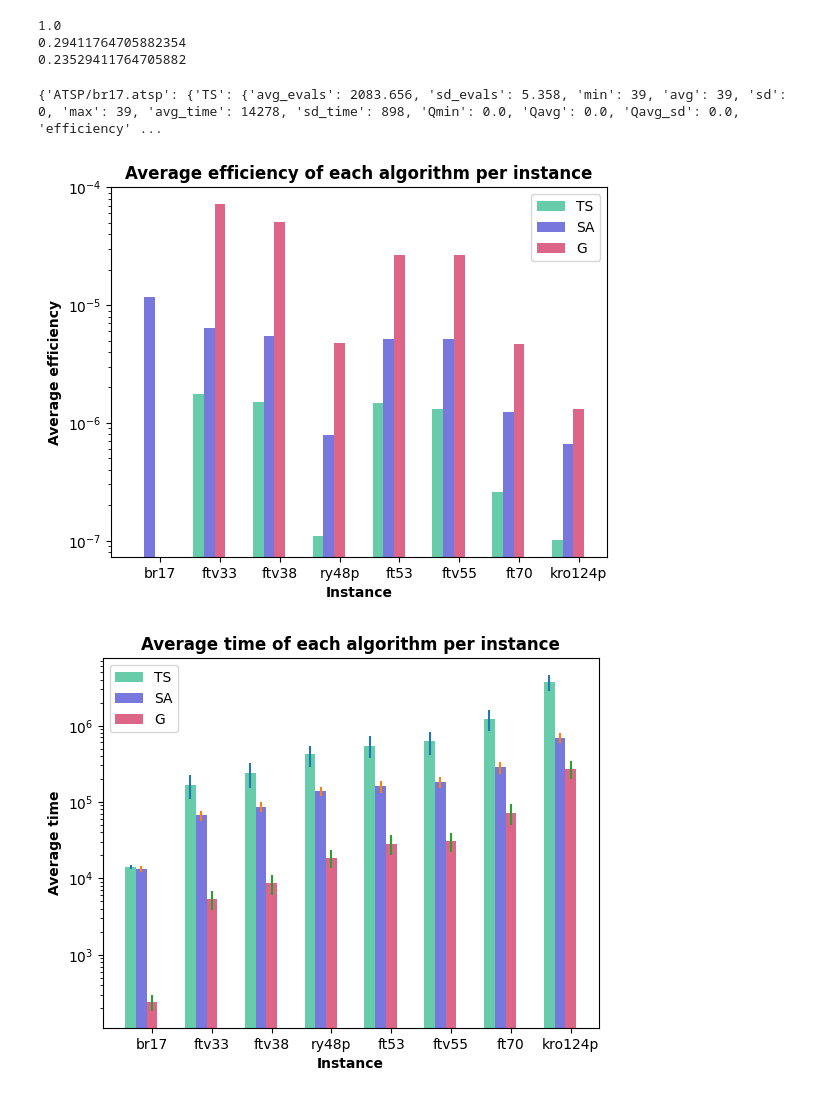
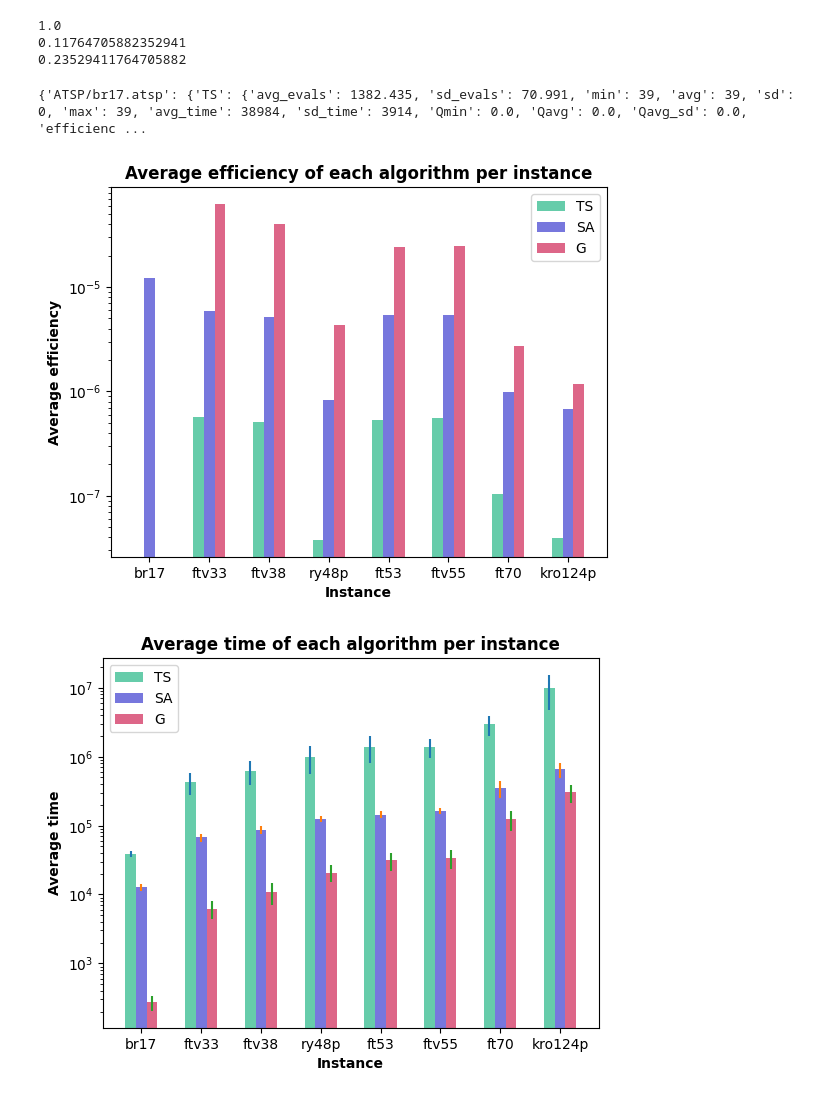
Before and after one commit to WojciechMajewski/BiologicallyInspired, a Jupyter notebook: plot_generation/main_plots_TSSA.ipynb, the cells around one changed output. Cells and saved outputs as stored; diff of their text form; code cells hidden in the pictures.

```diff
--- a/plot_generation/main_plots_TSSA.ipynb
+++ b/plot_generation/main_plots_TSSA.ipynb
@@ -4,7 +4,7 @@ import numpy as np
 import pandas as pd
 keys_ordered = ["ATSP/br17.atsp", "ATSP/ftv33.atsp", "ATSP/ftv38.atsp", "ATSP/ry48p.atsp", "ATSP/ft53.atsp", "ATSP/ftv55.atsp", "ATSP/ft70.atsp", "ATSP/kro124p.atsp"]
 
-f = open("../TSandSA_indepth_3.txt", "r")
+f = open("../TSandSA_indepth_4.txt", "r")
 text = f.read()
 
 optimas = {}
@@ -77,12 +77,12 @@ print(cycle_similarity(cases["ATSP/br17.atsp"]["TS"]["cycle"], cases["ATSP/br17.
 print(cycle_similarity(cases["ATSP/br17.atsp"]["SA"]["cycle"], cases["ATSP/br17.atsp"]["G"]["next_dict"]))
 # %% [output]
 1.0
-0.29411764705882354
+0.11764705882352941
 0.23529411764705882
 # %%
 print(cases)
 # %% [output]
-{'ATSP/br17.atsp': {'TS': {'avg_evals': 2083.656, 'sd_evals': 5.358, 'min': 39, 'avg': 39, 'sd': 0, 'max': 39, 'avg_time': 14278, 'sd_time': 898, 'Qmin': 0.0, 'Qavg': 0.0, 'Qavg_sd': 0.0, 'efficiency' ...
+{'ATSP/br17.atsp': {'TS': {'avg_evals': 1382.435, 'sd_evals': 70.991, 'min': 39, 'avg': 39, 'sd': 0, 'max': 39, 'avg_time': 38984, 'sd_time': 3914, 'Qmin': 0.0, 'Qavg': 0.0, 'Qavg_sd': 0.0, 'efficienc ...
 # %%
 dataset = {}
 for algorithm in list(cases[list(cases.keys())[0]].keys()):
@@ -105,45 +105,45 @@ for index, key in enumerate(list(dataset.keys())):
 plt.title("Average efficiency of each algorithm per instance", fontweight='bold')
 plt.xlabel('Instance', fontweight='bold')
 plt.ylabel('Average efficiency', fontweight='bold')
-plt.xticks([r + 2*barWidth for r in range(len(dataset["G"]))], ticks)
+plt.xticks([r + barWidth for r in range(len(dataset["G"]))], ticks)
 
 plt.legend()
 plt.savefig('efficTSSA.pdf')
 plt.show()
 # %% [output]
-[figure, old version]
+[figure, new version]
 # %%
 dataset = {}
 error = {}
 for algorithm in list(cases[list(cases.keys())[0]].keys()):
     dataset[algorithm] = [cases[case][algorithm]["avg_time"] for case in cases.keys()]
     error[algorithm] = [cases[case][algorithm]["sd_time"] for case in cases.keys()]
 
 ticks = [i[5:-5] for i in list(cases.keys())] ### instances
 
 barWidth = 0.18
 
 r_list = []
 r_list.append(np.arange(len(dataset["G"])))
 for i in range(len(dataset.keys()) - 1):
     r_list.append([x + barWidth for x in r_list[-1]])
 
 colors = ["#66ccaa", "#7777dd", "#dd6688", "#ddaa55", "#aa99dd"]
 
 for index, key in enumerate(list(dataset.keys())):
     plt.bar(r_list[index], dataset[key], log = True, color = colors[index], width=barWidth, label=key)
     plt.errorbar(r_list[index], dataset[key], error[key], linestyle='None')
 
 plt.title("Average time of each algorithm per instance", fontweight='bold')
 plt.xlabel('Instance', fontweight='bold')
 plt.ylabel('Average time', fontweight='bold')
-plt.xticks([r + 2*barWidth for r in range(len(dataset["G"]))], ticks)
+plt.xticks([r + barWidth for r in range(len(dataset["G"]))], ticks)
 
 plt.legend()
 plt.savefig('timesTSSA.pdf')
 plt.show()
 # %% [output]
-[figure, old version]
+[figure, new version]
 # %%
 dataset = {}
 for algorithm in list(cases[list(cases.keys())[0]].keys()):
```
Also changed, not shown: parts of 2 cells of this notebook, 28 other files.
